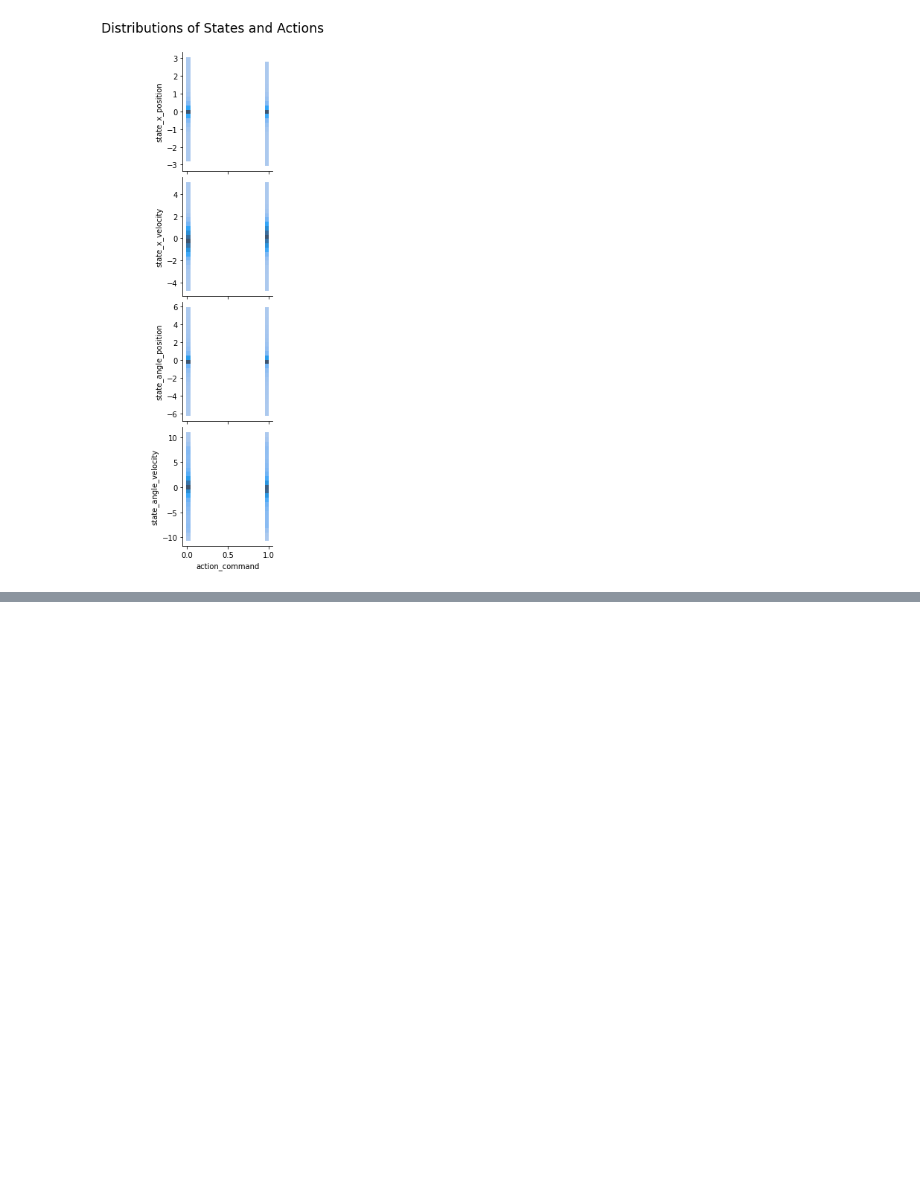
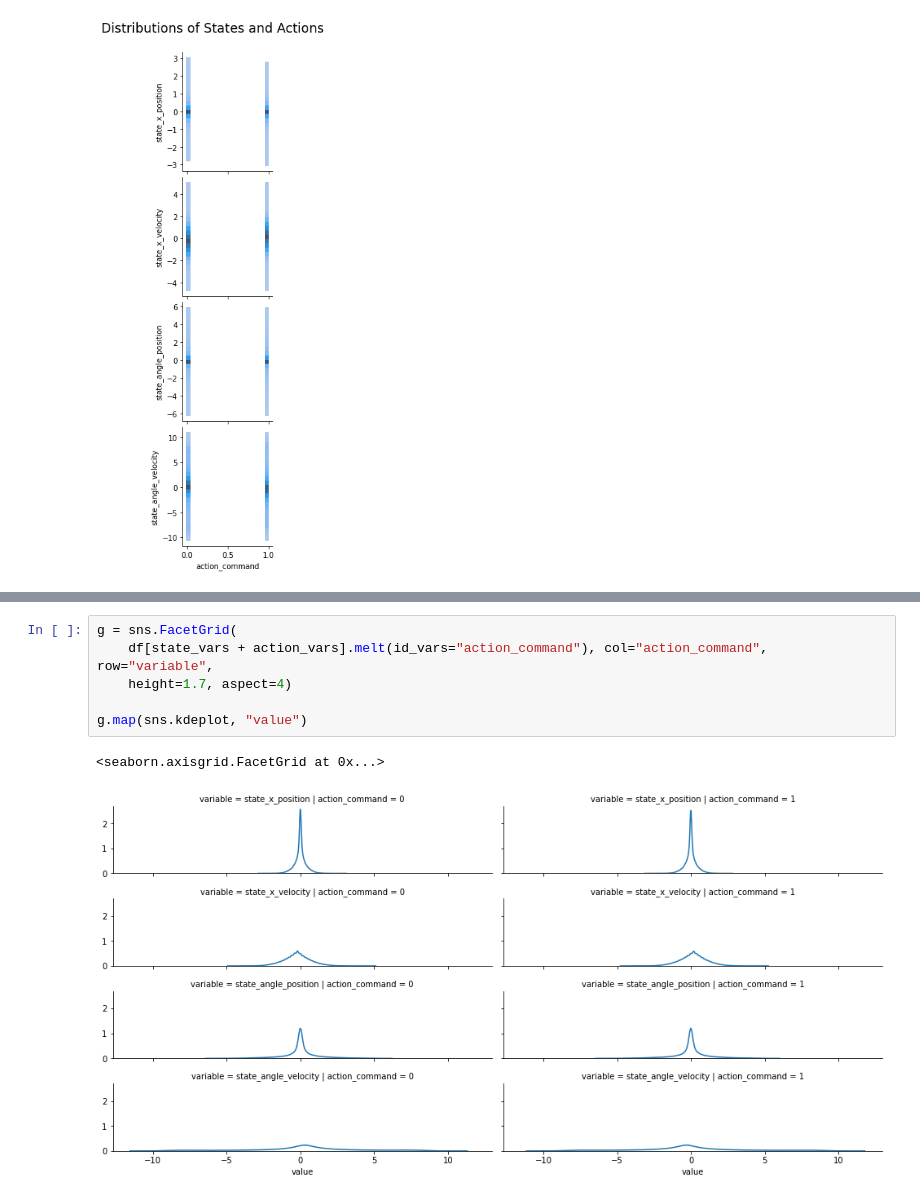
Before and after one commit to microsoft/datadrivenmodel, a Jupyter notebook: eda/eda.ipynb, the cells around one changed output, grey strips where cells are left out. Drawn from its saved outputs; the diff is of its cells as text; blank space fills up the shorter version.

```diff
--- a/eda/eda.ipynb
+++ b/eda/eda.ipynb
@@ -122,0 +169,9 @@ g.fig.suptitle('Distributions of States and Actions', size = 'xx-large', y=1.04)
+# %%
+g = sns.FacetGrid(
+    df[state_vars + action_vars].melt(id_vars="action_command"), col="action_command", row="variable",
+    height=1.7, aspect=4)
+
+g.map(sns.kdeplot, "value")
+# %% [output]
+<seaborn.axisgrid.FacetGrid at 0x...>
+[figure, added]
```
Also changed, not shown: parts of 11 cells of this notebook.
